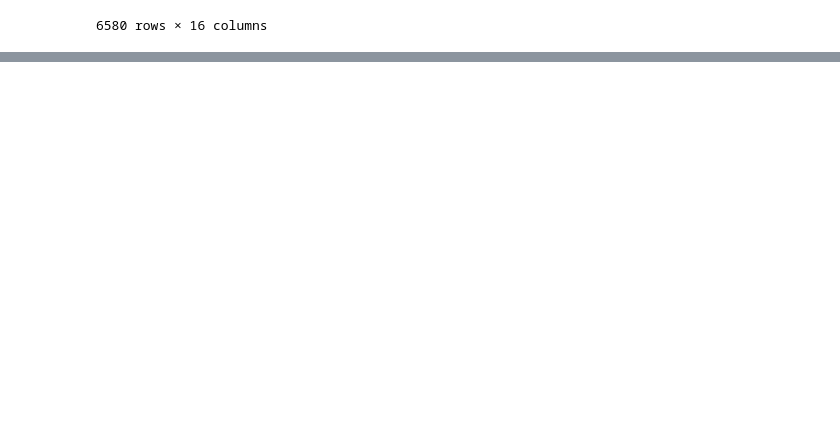
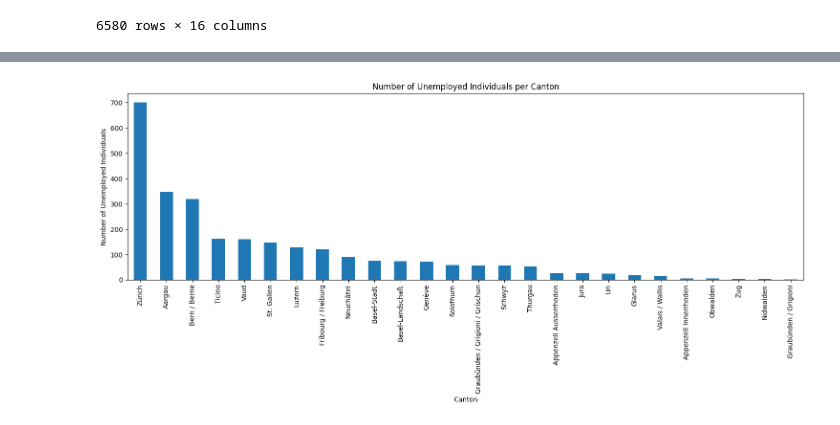
Before and after one commit to Seoyoung-Kim-Meister/analysis_Galaxus, a Jupyter notebook: EY_Hackathon.ipynb, the cells around one changed output, grey strips where cells are left out. Cells and saved outputs as stored; diff of their text form; code cells hidden in the pictures; blank space fills up the shorter version.

```diff
--- a/EY_Hackathon.ipynb
+++ b/EY_Hackathon.ipynb
@@ -128,3 +123,5 @@ df_no_job_clean
 | 11210 | 11211 | Nicole | Strunck | 1996 | 1.0 | 1167 | Lussy-sur-Morges | Vaud | 15869.0 | ... |
 | 11211 | 11212 | Lia | Stückelberger | 1998 | 1.0 | 6600 | Locarno | Ticino | 14821.0 | ... |
 6580 rows × 16 columns
+# %%
+df_no_job_clean_wref = pd.read_excel('/content/EY.xlsx/MyDrive/df_no_job_clean_wref.xlsx')
@@ -130,0 +153,11 @@ df_no_job_clean
+# %%
+canton_counts_wref = df_no_job_clean_wref['canton'].value_counts()
+plt.figure(figsize=(15, 7))
+canton_counts.plot(kind='bar')
+plt.title('Number of Unemployed Individuals per Canton')
+plt.xlabel('Canton')
+plt.ylabel('Number of Unemployed Individuals')
+plt.tight_layout()
+plt.show()
+# %% [output]
+[figure, added]
```
Also changed, not shown: parts of 6 cells of this notebook.
